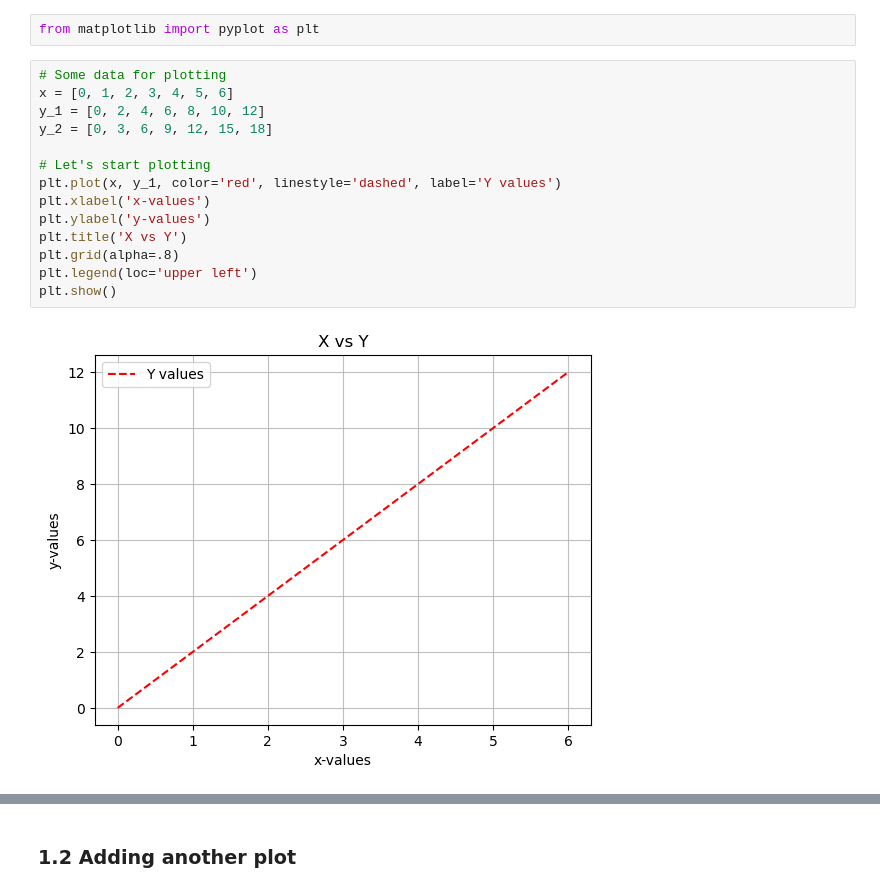
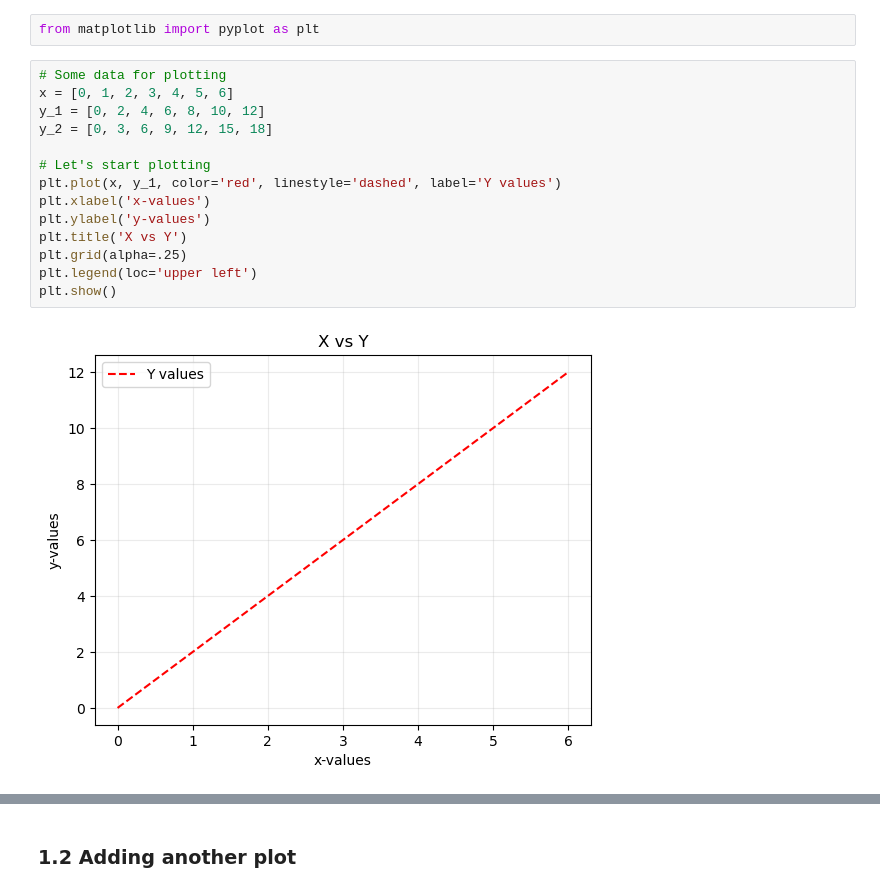
Before and after one commit to SPS-SP2273/learning-portfolio-Ting203, a Jupyter notebook: plotting/plotting_(need).ipynb, the cells around one changed output, grey strips where cells are left out. Cells and saved outputs as stored; diff of their text form.

```diff
--- a/plotting/plotting_(need).ipynb
+++ b/plotting/plotting_(need).ipynb
@@ -6,19 +6,19 @@
 ### 1.1 Let’s look at some code.
 # %%
 from matplotlib import pyplot as plt
-# %%
-# Some data for plotting
-x = [0, 1, 2, 3, 4, 5, 6]
-y_1 = [0, 2, 4, 6, 8, 10, 12]
-y_2 = [0, 3, 6, 9, 12, 15, 18]
-
-# Let's start plotting
-plt.plot(x, y_1, color='red', linestyle='dashed', label='Y values')
-plt.xlabel('x-values')
-plt.ylabel('y-values')
-plt.title('X vs Y')
-plt.grid(alpha=.8)
-plt.legend(loc='upper left')
-plt.show()
-# %% [output]
-[figure, removed]
+# %%
+# Some data for plotting
+x = [0, 1, 2, 3, 4, 5, 6]
+y_1 = [0, 2, 4, 6, 8, 10, 12]
+y_2 = [0, 3, 6, 9, 12, 15, 18]
+
+# Let's start plotting
+plt.plot(x, y_1, color='red', linestyle='dashed', label='Y values')
+plt.xlabel('x-values')
+plt.ylabel('y-values')
+plt.title('X vs Y')
+plt.grid(alpha=.25)
+plt.legend(loc='upper left')
+plt.show()
+# %% [output]
+[figure, added]
```
Also changed, not shown: parts of 16 cells of this notebook, 2 other files.
